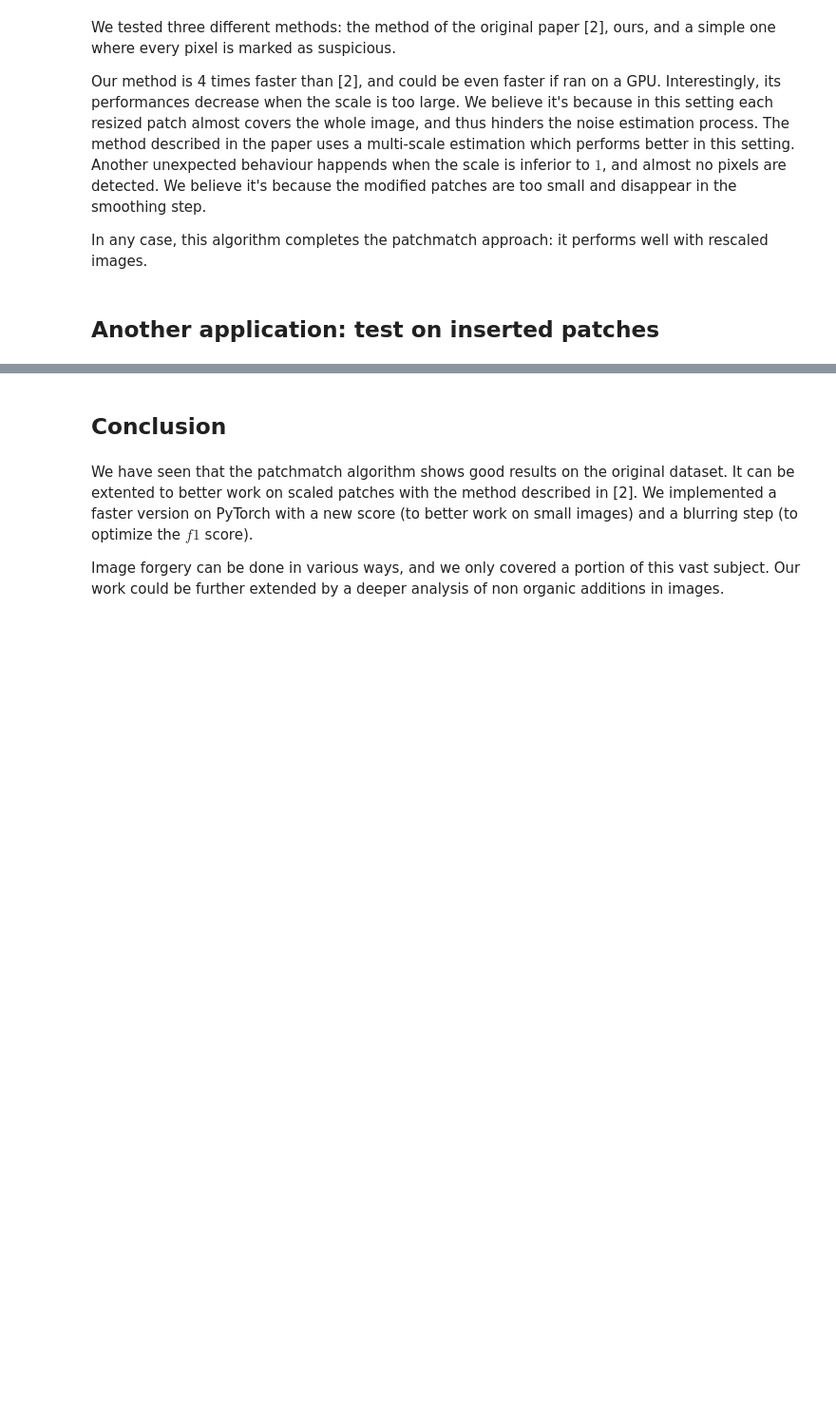
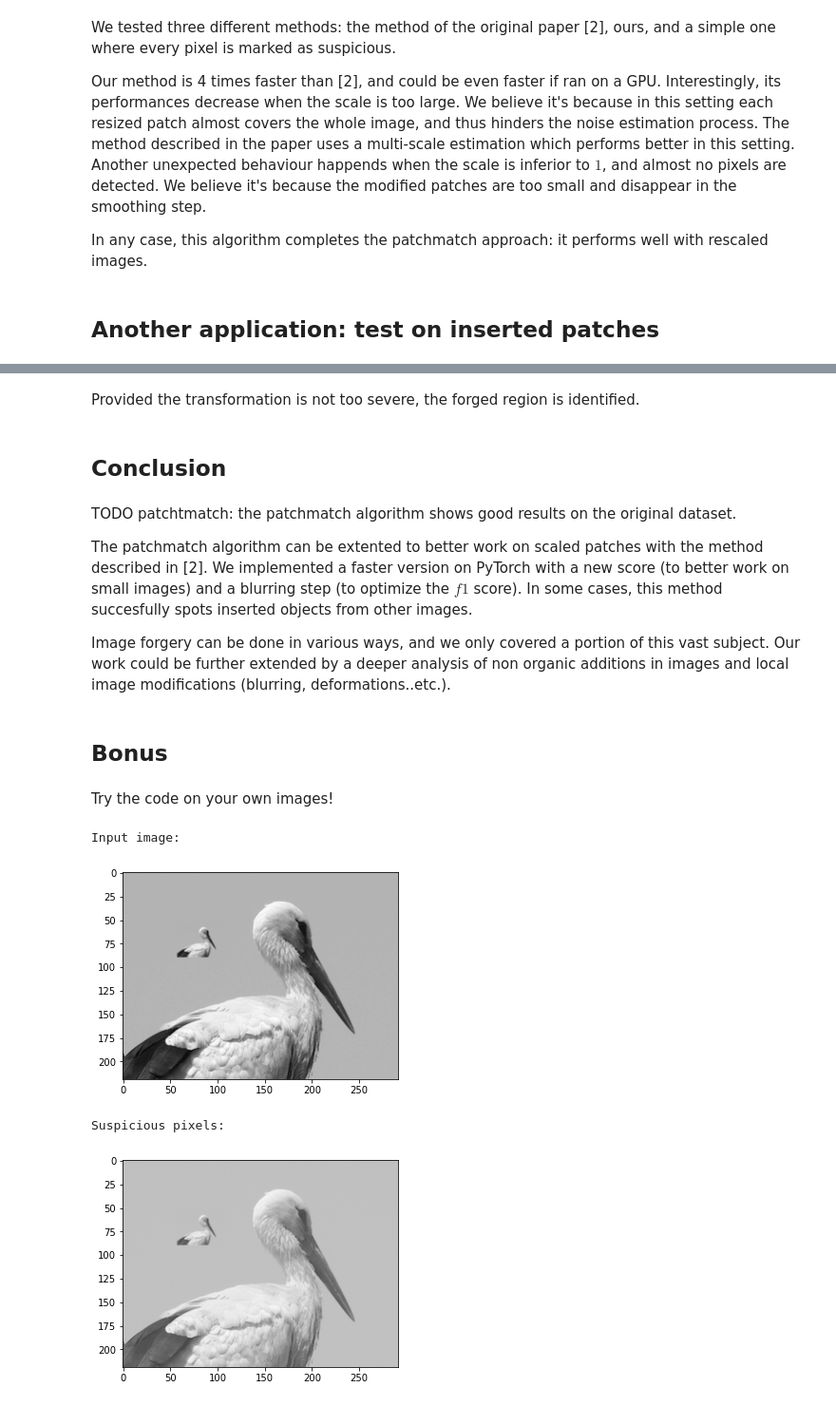
Before and after one commit to nissmar/ForgeryDetection, a Jupyter notebook: rendu_nissim.ipynb, the cells around one changed output, grey strips where cells are left out. Shown at 95% size. Cells and saved outputs as stored; diff of their text form; code cells hidden in the pictures; blank space fills up the shorter version.

```diff
--- a/rendu_nissim.ipynb
+++ b/rendu_nissim.ipynb
@@ -461,6 +499,35 @@ In some case, TODO
+# %% [markdown]
+Provided the transformation is not too severe, the forged region is identified.
 # %% [markdown]
 ## Conclusion
 # %% [markdown]
-We have seen that the patchmatch algorithm shows good results on the original dataset. It can be extented to better work on scaled patches with the method described in [2]. We implemented a faster version on PyTorch with a new score (to better work on small images) and a blurring step (to optimize the $f1$ score).
+TODO patchtmatch: the patchmatch algorithm shows good results on the original dataset.
 
-Image forgery can be done in various ways, and we only covered a portion of this vast subject. Our work could be further extended by a deeper analysis of non organic additions in images.
+The patchmatch algorithm can be extented to better work on scaled patches with the method described in [2]. We implemented a faster version on PyTorch with a new score (to better work on small images) and a blurring step (to optimize the $f1$ score). In some cases, this method succesfully spots inserted objects from other images.
+
+Image forgery can be done in various ways, and we only covered a portion of this vast subject. Our work could be further extended by a deeper analysis of non organic additions in images and local image modifications (blurring, deformations..etc.).
+# %% [markdown]
+## Bonus
+# %% [markdown]
+Try the code on your own images!
+# %%
+IMG_PATH = "forged_images/cyg_rs2.png"
+SAVE_OUTPUT = True
+
+im = load_tensor_img(IMG_PATH)
+print('Input image:')
+plt.imshow(im, cmap='gray') ; plt.show()
+
+percent_wrong = compute_suspicious_pixels(M, im)
+blured=gaussian_filter(percent_wrong, 1)
+out_m = (blured>blured.max()*0.5)
+print('Suspicious pixels:')
+plt.imshow(show_heat_map(im,out_m))
+if SAVE_OUTPUT:
+    plt.imsave(IMG_PATH[:-4]+'_out.png', show_heat_map(im,out_m).detach().numpy())
+plt.show()
+# %% [output]
+Input image:
+[figure, added]
+Suspicious pixels:
+[figure, added]
```
Also changed, not shown: parts of 10 cells of this notebook, 56 other files.
